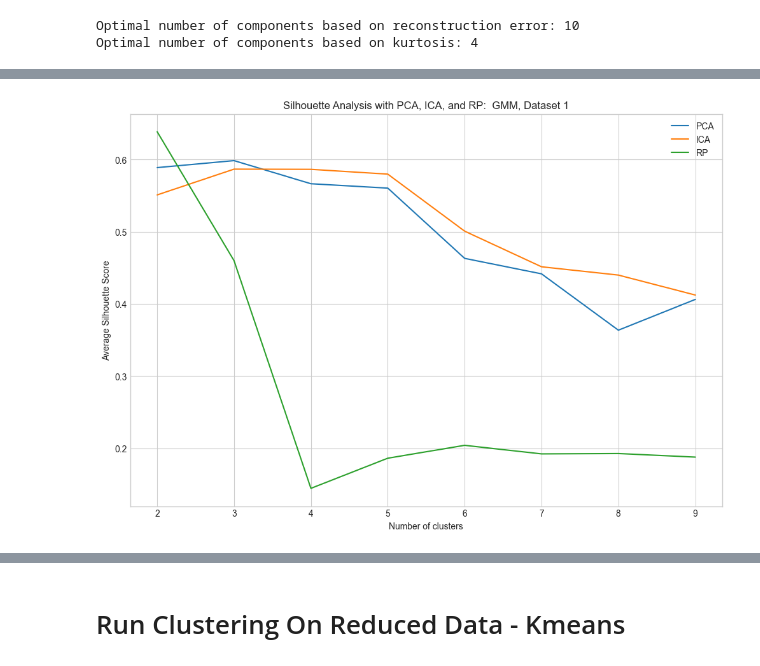
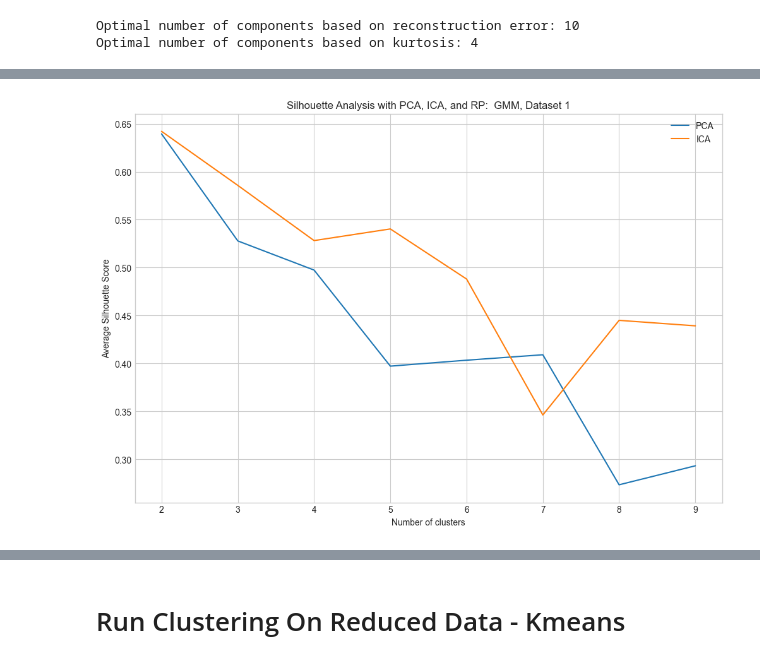
Before and after one commit to ManaviShukla/ml_assignment3, a Jupyter notebook: analysis_main.ipynb, the cells around one changed output, grey strips where cells are left out. Cells and saved outputs as stored; diff of their text form; code cells hidden in the pictures.

```diff
--- a/analysis_main.ipynb
+++ b/analysis_main.ipynb
@@ -978,5 +1011,5 @@ plot_silhouette_scores_with_dr(memmap_array, ['PCA', 'ICA', 'RP'], [5, 2, 2],' D
 # %%
-plot_gmm_silhouette_scores_with_dr(memmap_array, ['PCA', 'ICA', 'RP'], [5, 2, 2],' GMM, Dataset 1')
+plot_gmm_silhouette_scores_with_dr(x1, ['PCA', 'ICA', '|P'], [5, 2, 2],' GMM, Dataset 1')
 # %% [output]
-[figure, old version]
+[figure, new version]
 # %%
```
Also changed, not shown: parts of 39 cells of this notebook, 12 other files.
